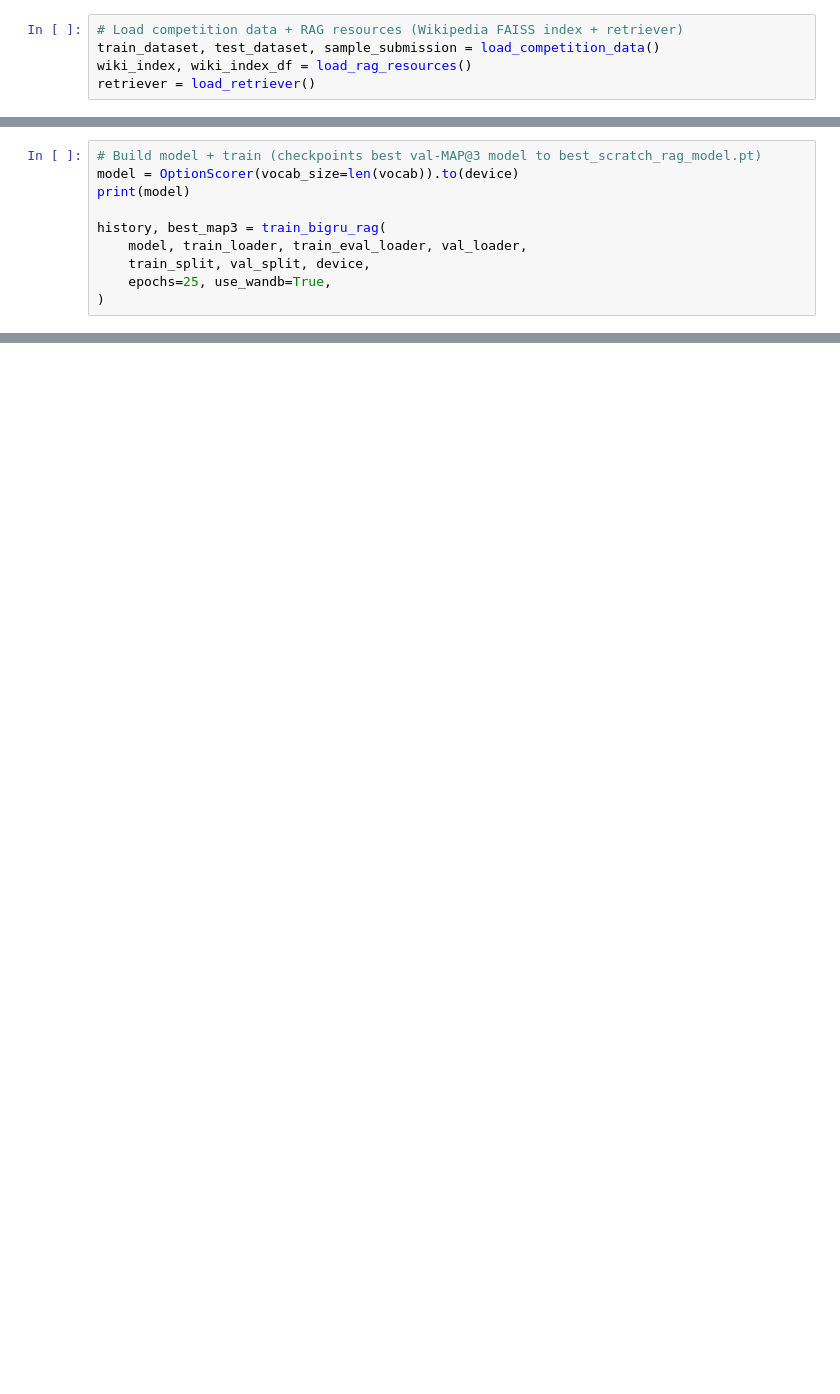
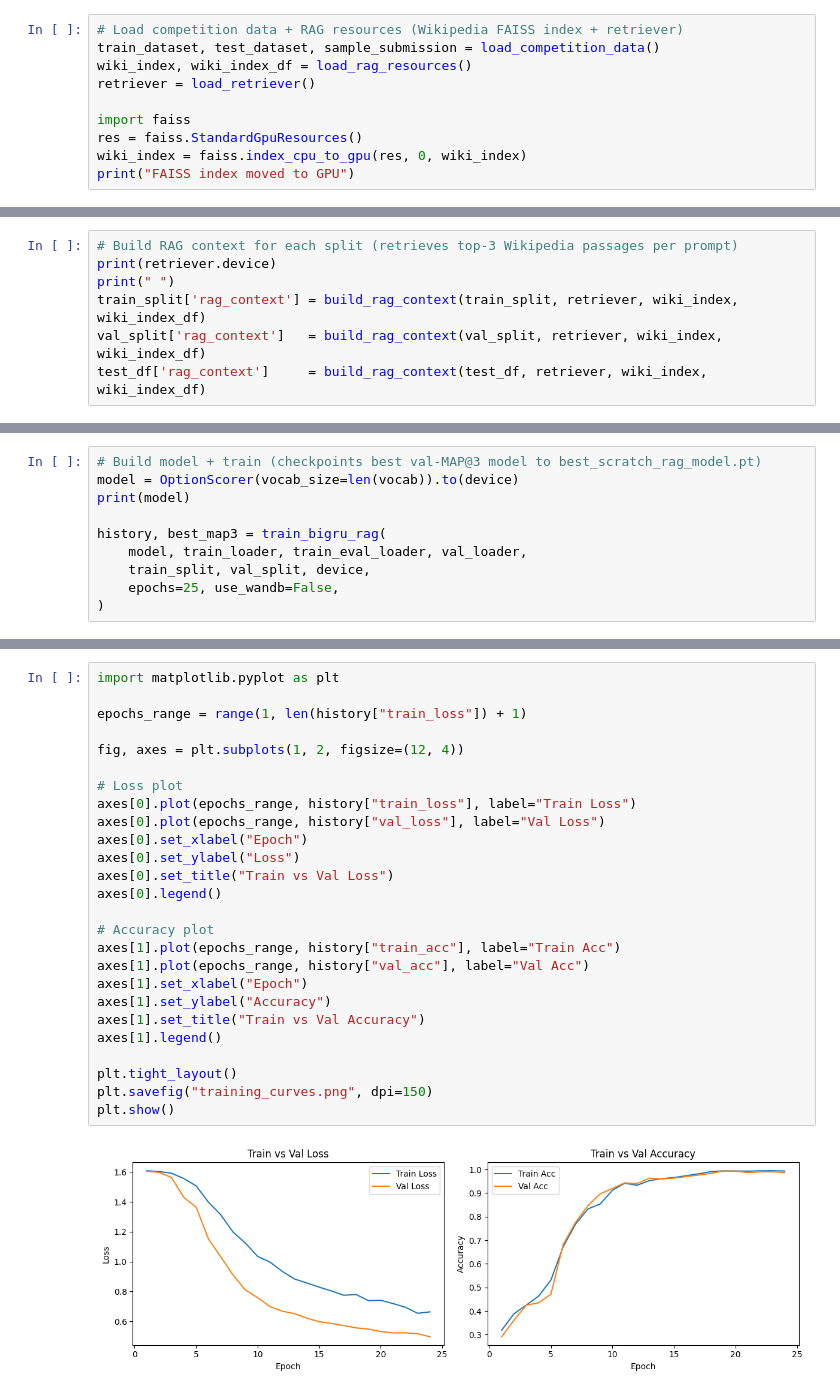
Before and after one commit to 24f1002692/genAI-project-24f1002692, a Jupyter notebook: notebooks/models/BiGRU_Rag.ipynb, the cells around one changed output, grey strips where cells are left out. Cells and saved outputs as stored; diff of their text form; blank space fills up the shorter version.

Commit message:
Add trained BiGRU-RAG model checkpoint, training curves, and updated notebook

```diff
--- a/notebooks/models/BiGRU_Rag.ipynb
+++ b/notebooks/models/BiGRU_Rag.ipynb
@@ -30,3 +38,8 @@ print("Using device:", device)
 train_dataset, test_dataset, sample_submission = load_competition_data()
 wiki_index, wiki_index_df = load_rag_resources()
 retriever = load_retriever()
+
+import faiss
+res = faiss.StandardGpuResources()
+wiki_index = faiss.index_cpu_to_gpu(res, 0, wiki_index)
+print("FAISS index moved to GPU")
@@ -49,0 +69,7 @@ print(f"Train rows: {len(train_split)}  |  Val rows: {len(val_split)}  |  Prompt
+# %%
+# Build RAG context for each split (retrieves top-3 Wikipedia passages per prompt)
+print(retriever.device)
+print(" ")
+train_split['rag_context'] = build_rag_context(train_split, retriever, wiki_index, wiki_index_df)
+val_split['rag_context']   = build_rag_context(val_split, retriever, wiki_index, wiki_index_df)
+test_df['rag_context']     = build_rag_context(test_df, retriever, wiki_index, wiki_index_df)
@@ -64,5 +94,5 @@ print(model)
 history, best_map3 = train_bigru_rag(
     model, train_loader, train_eval_loader, val_loader,
     train_split, val_split, device,
-    epochs=25, use_wandb=True,
+    epochs=25, use_wandb=False,
 )
@@ -69,3 +130,31 @@ history, best_map3 = train_bigru_rag(
+# %%
+import matplotlib.pyplot as plt
+
+epochs_range = range(1, len(history["train_loss"]) + 1)
+
+fig, axes = plt.subplots(1, 2, figsize=(12, 4))
+
+# Loss plot
+axes[0].plot(epochs_range, history["train_loss"], label="Train Loss")
+axes[0].plot(epochs_range, history["val_loss"], label="Val Loss")
+axes[0].set_xlabel("Epoch")
+axes[0].set_ylabel("Loss")
+axes[0].set_title("Train vs Val Loss")
+axes[0].legend()
+
+# Accuracy plot
+axes[1].plot(epochs_range, history["train_acc"], label="Train Acc")
+axes[1].plot(epochs_range, history["val_acc"], label="Val Acc")
+axes[1].set_xlabel("Epoch")
+axes[1].set_ylabel("Accuracy")
+axes[1].set_title("Train vs Val Accuracy")
+axes[1].legend()
+
+plt.tight_layout()
+plt.savefig("training_curves.png", dpi=150)
+plt.show()
+# %% [output]
+[figure, added]
 # %%
 # Load best checkpoint, predict on test.csv, save Kaggle submission
 model.load_state_dict(torch.load("best_scratch_rag_model.pt", map_location=device))
```
Also changed, not shown: parts of 7 cells of this notebook, 3 other files.
